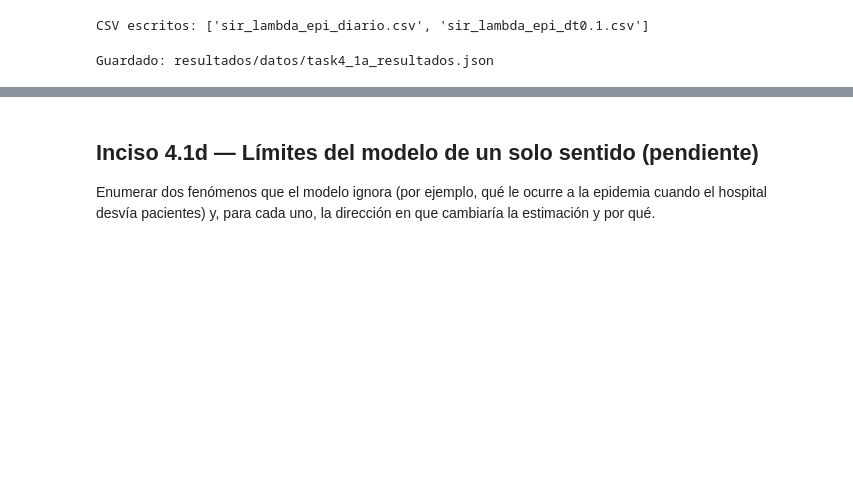
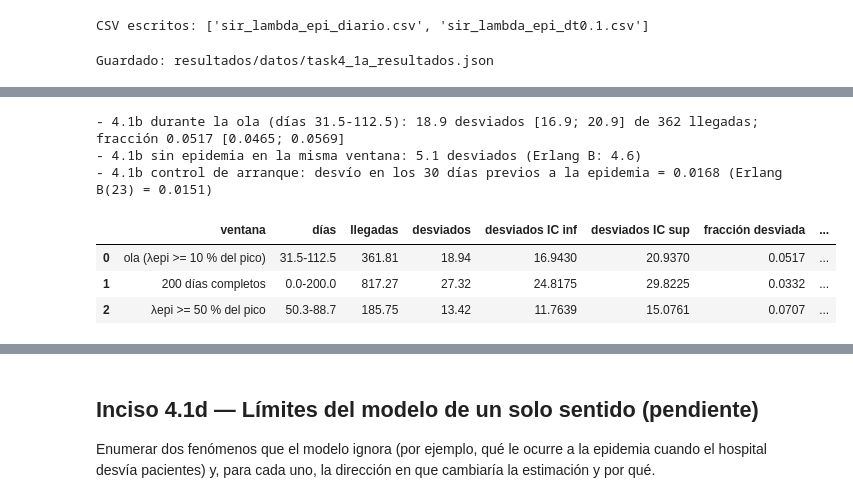
Before and after one commit to jruiz002/cc2017-hoja-trabajo-7-grupo-5, a Jupyter notebook: notebooks/task4_epidemia_sir.ipynb, the cells around one changed output, grey strips where cells are left out. Cells and saved outputs as stored; diff of their text form; code cells hidden in the pictures; blank space fills up the shorter version.

```diff
--- a/notebooks/task4_epidemia_sir.ipynb
+++ b/notebooks/task4_epidemia_sir.ipynb
@@ -112,0 +198,34 @@ Camas adicionales necesarias para que la fracción de pacientes desviados durant
+# %%
+# 4.1b Total de pacientes desviados durante la ola y fracción desviada, con IC de 95 % (una observación por réplica)
+def tabla_ventanas(reps):
+    filas = []
+    for nombre, (a0, a1) in VENTANAS.items():
+        n = np.array([r[nombre][0] for r in reps]); b = np.array([r[nombre][1] for r in reps])
+        ib, ifr, inn = S.ic_t(b), S.ic_t(b / n), S.ic_t(n)
+        filas.append({"ventana": nombre, "días": f"{a0:.1f}-{a1:.1f}", "llegadas": inn["media"], "desviados": ib["media"],
+                      "desviados IC inf": ib["ic_inf"], "desviados IC sup": ib["ic_sup"], "fracción desviada": ifr["media"],
+                      "fracción IC inf": ifr["ic_inf"], "fracción IC sup": ifr["ic_sup"], "Σb/Σn": b.sum() / n.sum()})
+    return pd.DataFrame(filas)
+
+tab_ola = tabla_ventanas(reps_ola)
+tab_ctrl = tabla_ventanas(reps_ctrl)
+tab_ola["desviados sin epidemia (control)"] = tab_ctrl["desviados"].values
+tab_ola["desviados sin epidemia (Erlang B)"] = [lam * (a1 - a0) * T.erlang_b(REC, lam / mu) for a0, a1 in VENTANAS.values()]
+RES["4.1b_desviados"] = tab_ola.to_dict("records")
+tab_ola.to_csv(DAT / "task4_1b_desviados.csv", index=False)
+n_prev = np.array([r["previo"][0] for r in reps_ola]); b_prev = np.array([r["previo"][1] for r in reps_ola])
+RES["4.1b_previo_30d"] = b_prev.sum() / n_prev.sum()
+f = tab_ola.iloc[0]
+print(f"- 4.1b durante la ola (días {f['días']}): {f['desviados']:.1f} desviados [{f['desviados IC inf']:.1f}; {f['desviados IC sup']:.1f}] "
+      f"de {f['llegadas']:.0f} llegadas; fracción {f['fracción desviada']:.4f} [{f['fracción IC inf']:.4f}; {f['fracción IC sup']:.4f}]")
+print(f"- 4.1b sin epidemia en la misma ventana: {f['desviados sin epidemia (control)']:.1f} desviados (Erlang B: {f['desviados sin epidemia (Erlang B)']:.1f})")
+print(f"- 4.1b control de arranque: desvío en los 30 días previos a la epidemia = {RES['4.1b_previo_30d']:.4f} (Erlang B(23) = {T.erlang_b(REC, lam / mu):.4f})")
+tab_ola.round(4)
+# %% [output]
+- 4.1b durante la ola (días 31.5-112.5): 18.9 desviados [16.9; 20.9] de 362 llegadas; fracción 0.0517 [0.0465; 0.0569]
+- 4.1b sin epidemia en la misma ventana: 5.1 desviados (Erlang B: 4.6)
+- 4.1b control de arranque: desvío en los 30 días previos a la epidemia = 0.0168 (Erlang B(23) = 0.0151)
+|  | ventana | días | llegadas | desviados | desviados IC inf | desviados IC sup | fracción desviada | ... |
+| 0 | ola (λepi >= 10 % del pico) | 31.5-112.5 | 361.81 | 18.94 | 16.9430 | 20.9370 | 0.0517 | ... |
+| 1 | 200 días completos | 0.0-200.0 | 817.27 | 27.32 | 24.8175 | 29.8225 | 0.0332 | ... |
+| 2 | λepi >= 50 % del pico | 50.3-88.7 | 185.75 | 13.42 | 11.7639 | 15.0761 | 0.0707 | ... |
```
Also changed, not shown: parts of 9 cells of this notebook, 6 other files.
